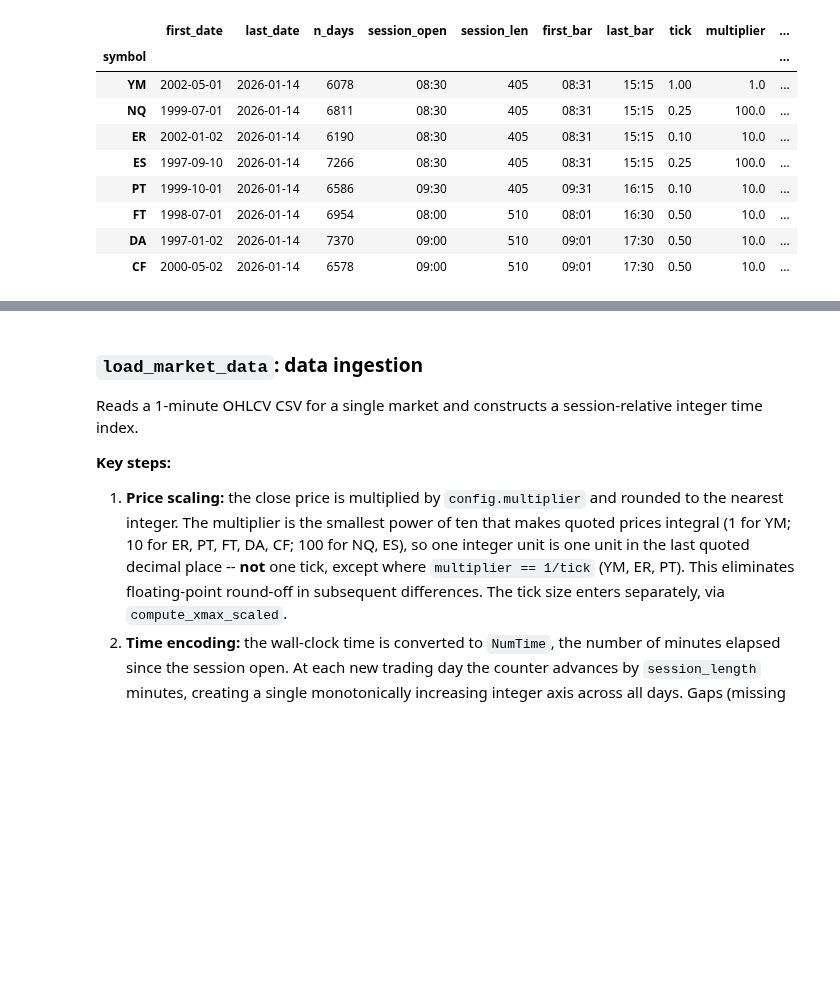
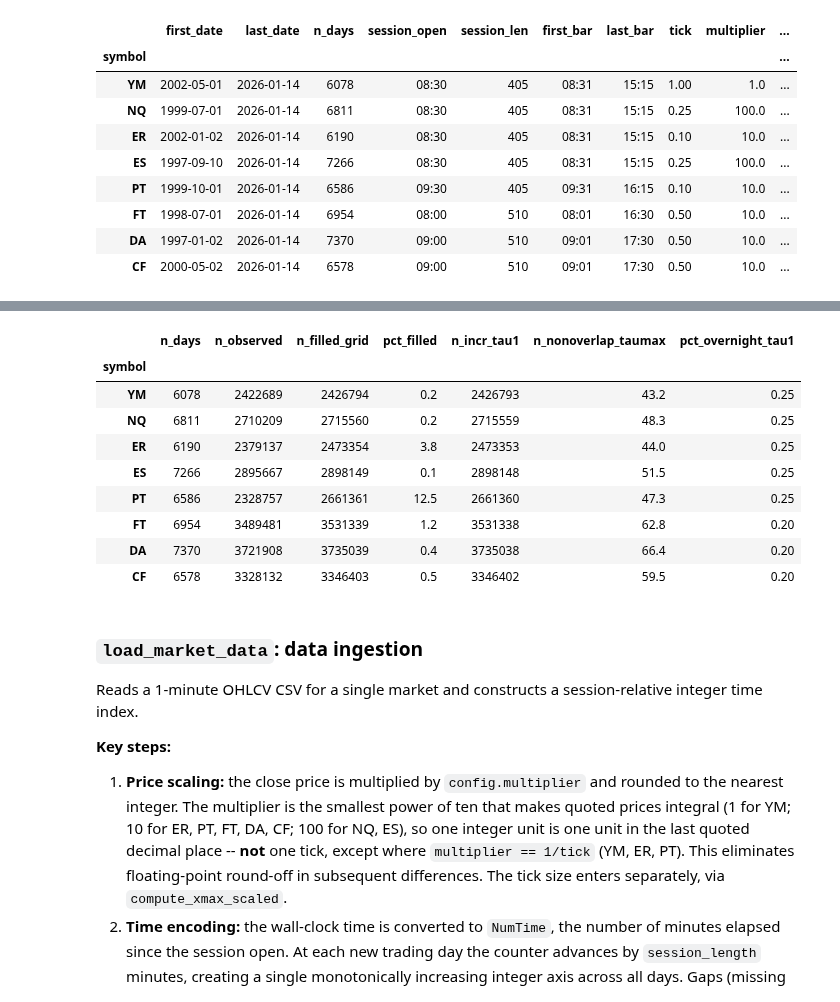
Before and after one commit to davinhpqiu/Levy-Scaling-Project, a Jupyter notebook: notebook/Project.ipynb, the cells around one changed output, grey strips where cells are left out. Saved outputs shown, nothing was run; the diff lists cells and outputs as text; code cells hidden in the pictures; blank space fills up the shorter version.

```diff
--- a/notebook/Project.ipynb
+++ b/notebook/Project.ipynb
@@ -291,3 +295,54 @@ parameter_audit_df
+# %%
+# --- Verification: Table I sample sizes -----------------------------------
+# Replicates the NumTime construction of load_market_data() so the counts
+# match the series the estimators actually consume.
+
+sample_size_rows = []
+
+for sym, cfg in MARKETS.items():
+    raw = pd.read_csv(DATA_DIR / cfg.filename, usecols=["Date", "Time"])
+
+    t = pd.to_datetime(raw["Time"], format="%H:%M")
+    minutes_from_midnight = (t.dt.hour * 60 + t.dt.minute).to_numpy()
+    open_minutes = cfg.open_hour * 60 + cfg.open_minute
+    dates = raw["Date"].astype(str).to_numpy()
+
+    num_time = np.empty(len(raw), dtype=np.int64)
+    prev = 0
+    for i in range(len(raw)):
+        num_time[i] = prev + minutes_from_midnight[i] - open_minutes
+        if i < len(raw) - 1 and dates[i + 1] != dates[i]:
+            prev = num_time[i]
+
+    observed = len(raw)
+    grid = int(num_time[-1] - num_time[0] + 1)   # length after LOCF filling
+
+    sample_size_rows.append({
+        "symbol":        sym,
+        "n_days":        int(pd.Series(dates).nunique()),
+        "n_observed":    observed,
+        "n_filled_grid": grid,
+        "pct_filled":    round(100.0 * (grid - observed) / grid, 1),
+        "n_incr_tau1":   grid - 1,
+        # rough non-overlapping count at the longest lag (paper Sec. IV-B)
+        "n_nonoverlap_taumax": round(grid / 56234, 1),
+        # share of tau=1 increments straddling an overnight boundary
+        "pct_overnight_tau1": round(100.0 / cfg.session_length, 2),
+    })
+
+sample_size_df = pd.DataFrame(sample_size_rows).set_index("symbol")
+sample_size_df
+# %% [output]
+|  | n_days | n_observed | n_filled_grid | pct_filled | n_incr_tau1 | n_nonoverlap_taumax | pct_overnight_tau1 |
+| symbol |  |  |  |  |  |  |  |
+| YM | 6078 | 2422689 | 2426794 | 0.2 | 2426793 | 43.2 | 0.25 |
+| NQ | 6811 | 2710209 | 2715560 | 0.2 | 2715559 | 48.3 | 0.25 |
+| ER | 6190 | 2379137 | 2473354 | 3.8 | 2473353 | 44.0 | 0.25 |
+| ES | 7266 | 2895667 | 2898149 | 0.1 | 2898148 | 51.5 | 0.25 |
+| PT | 6586 | 2328757 | 2661361 | 12.5 | 2661360 | 47.3 | 0.25 |
+| FT | 6954 | 3489481 | 3531339 | 1.2 | 3531338 | 62.8 | 0.20 |
+| DA | 7370 | 3721908 | 3735039 | 0.4 | 3735038 | 66.4 | 0.20 |
+| CF | 6578 | 3328132 | 3346403 | 0.5 | 3346402 | 59.5 | 0.20 |
 # %% [markdown]
 ### `load_market_data`: data ingestion
 
```
Also changed, not shown: parts of 37 cells of this notebook, 3 other files.
